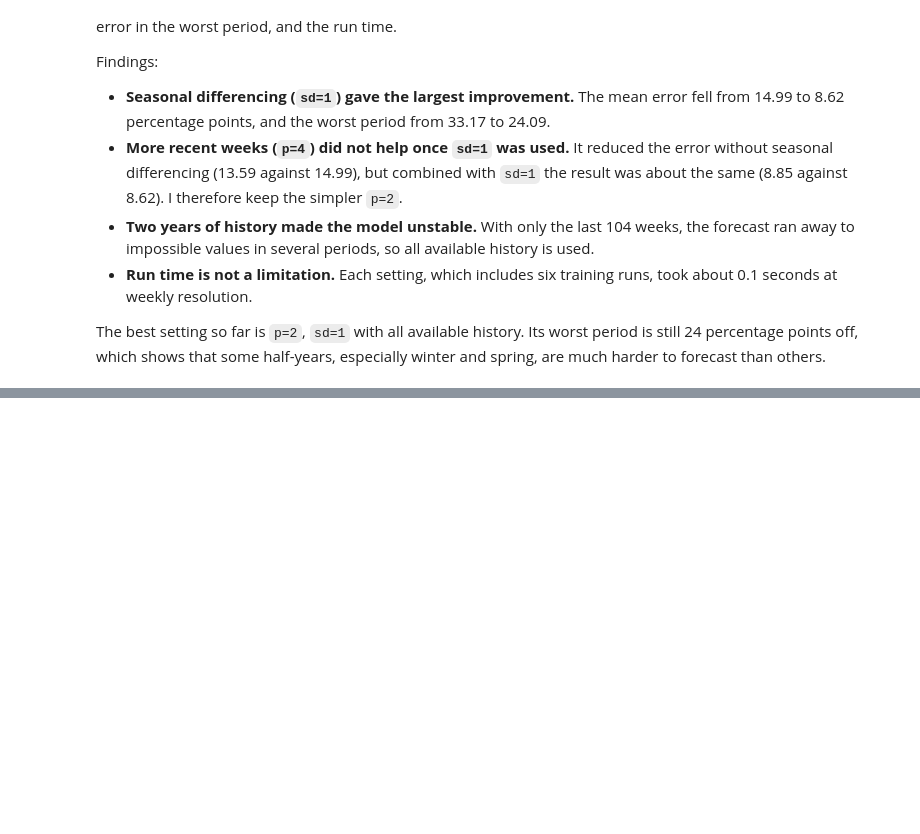
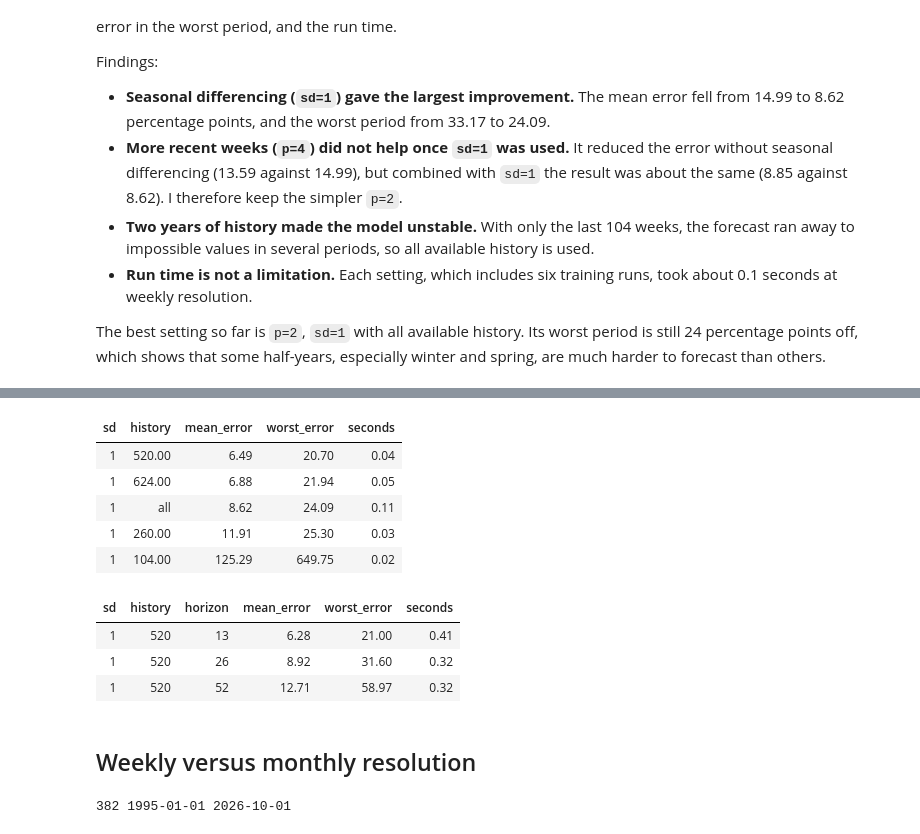
Before and after one commit to MagnusFrantsen/IND320-MagnusFrantsen, a Jupyter notebook: Notebooks/Assignment 4.ipynb, the cells around one changed output, grey strips where cells are left out. Drawn from its saved outputs; the diff is of its cells as text; code cells hidden in the pictures; blank space fills up the shorter version.

```diff
--- a/Notebooks/Assignment 4.ipynb
+++ b/Notebooks/Assignment 4.ipynb
@@ -296 +330,20 @@ plt.show()
+# %%
+def future_sources(train, future_dates, sources, hold_last=("EUR", "USD")):
+    """Values of the sources for the weeks being forecast, using only what is known in advance.
+
+    Weather: the average for that week of the year in the training data.
+    Exchange rates (hold_last): the last known value.
+    """
+    # Week of the year for each date (week 53 is treated as week 52)
+    week = lambda index: index.isocalendar().week.clip(upper=52).to_numpy()
+
+    # Average per week of the year in the training data, looked up for the future dates
+    seasonal = train[sources].groupby(week(train.index)).mean()
+    future = seasonal.reindex(week(future_dates)).set_axis(future_dates).fillna(train[sources].mean())
+
+    # Exchange rates have no yearly pattern, so the last known value is used instead
+    for name in sources:
+        if name in hold_last:
+            future[name] = train[name].iloc[-1]
+    return future
 # %%
@@ -428,0 +616,44 @@ especially winter and spring, are much harder to forecast than others.
+# %%
+# Same model setting throughout; only the number of weeks to learn from changes
+# (104 = 2 years, 260 = 5, 520 = 10, 624 = 12, None = all 31 years)
+history_settings = [
+    {"sd": 1, "history": 104},
+    {"sd": 1, "history": 260},
+    {"sd": 1, "history": 520},
+    {"sd": 1, "history": 624},
+    {"sd": 1, "history": None},
+]
+history_results = test_settings(filling, history_settings, offsets=(0, 26, 52, 78, 104, 130))
+history_results.style.hide(axis="index").format(precision=2, na_rep="all")
+# %% [output]
+| sd | history | mean_error | worst_error | seconds |
+| 1 | 520.00 | 6.49 | 20.70 | 0.04 |
+| 1 | 624.00 | 6.88 | 21.94 | 0.05 |
+| 1 | all | 8.62 | 24.09 | 0.11 |
+| 1 | 260.00 | 11.91 | 25.30 | 0.03 |
+| 1 | 104.00 | 125.29 | 649.75 | 0.02 |
+# %%
+# Best setting so far (sd=1, ten years of history); only the forecast length changes
+# (13 weeks = 3 months, 26 = 6 months, 52 = 1 year)
+horizon_settings = [
+    {"sd": 1, "history": 520, "horizon": 13},
+    {"sd": 1, "history": 520, "horizon": 26},
+    {"sd": 1, "history": 520, "horizon": 52},
+]
+horizon_results = test_settings(filling, horizon_settings, offsets=range(0, 208, 4))
+horizon_results.style.hide(axis="index").format(precision=2)
+# %% [output]
+| sd | history | horizon | mean_error | worst_error | seconds |
+| 1 | 520 | 13 | 6.28 | 21.00 | 0.41 |
+| 1 | 520 | 26 | 8.92 | 31.60 | 0.32 |
+| 1 | 520 | 52 | 12.71 | 58.97 | 0.32 |
+# %% [markdown]
+## Weekly versus monthly resolution
+# %%
+# Monthly mean filling. Months with fewer than four weekly values are dropped,
+# which removes the current month while it is still incomplete
+counts = filling.resample("MS").count()
+filling_monthly = filling.resample("MS").mean()[counts >= 4]
+print(len(filling_monthly), filling_monthly.index[0].date(), filling_monthly.index[-1].date())
+# %% [output]
+382 1995-01-01 2026-10-01
```
Also changed, not shown: parts of 17 cells of this notebook.
